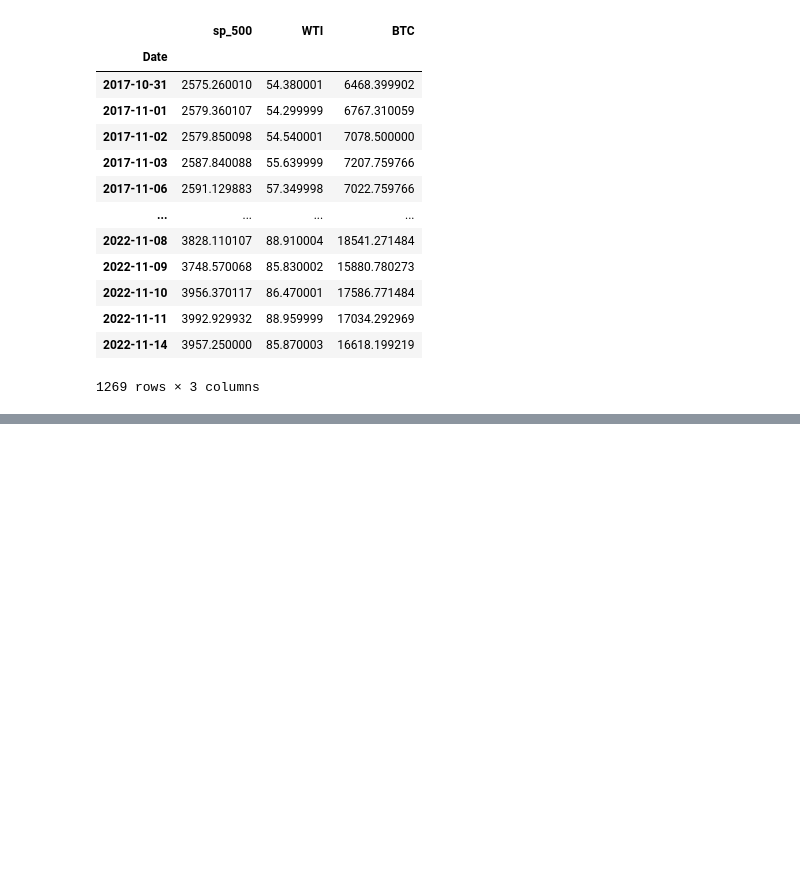
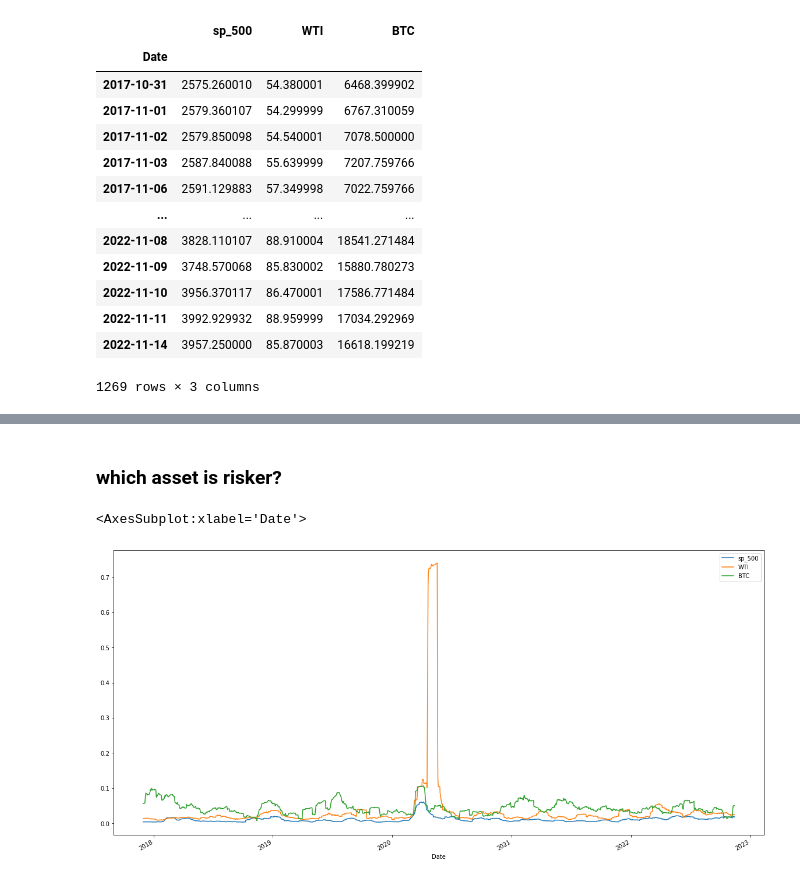
Before and after one commit to robel-codes/asset-correlation-analysis, a Jupyter notebook: data_collection.ipynb, the cells around one changed output, grey strips where cells are left out. Saved outputs shown, nothing was run; the diff lists cells and outputs as text; code cells hidden in the pictures; blank space fills up the shorter version.

```diff
--- a/data_collection.ipynb
+++ b/data_collection.ipynb
@@ -417,0 +457,10 @@ plt.show
+# %% [markdown]
+### which asset is risker?
+# %%
+# callculate the rolling statandard deviation for
+rolling_21day_std_df = p_returns.rolling(window=21).std()
+# Plot the rolling standard deviation
+rolling_21day_std_df.plot(figsize=(20,10))
+# %% [output]
+<AxesSubplot:xlabel='Date'>
+[figure, added]
```
Also changed, not shown: parts of 29 cells of this notebook.
